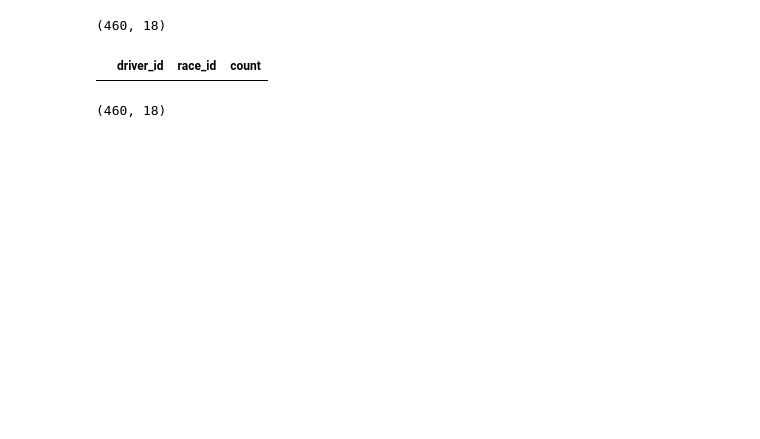
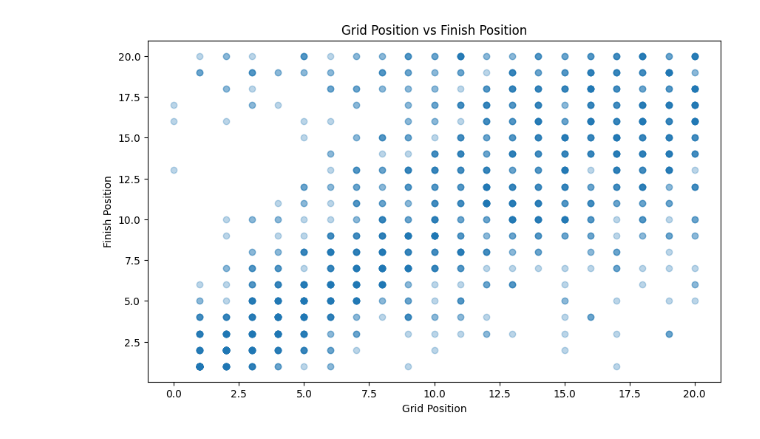
Before and after one commit to Luka-mkerv/f1-predictor, a Jupyter notebook: notebooks/feature-engineering.ipynb, the cells around one changed output. Drawn from its saved outputs; the diff is of its cells as text; code cells hidden in the pictures; blank space fills up the shorter version.

```diff
--- a/notebooks/feature-engineering.ipynb
+++ b/notebooks/feature-engineering.ipynb
@@ -63,18 +48,12 @@ df.head(10)
-# %%
-df.shape
-# %% [output]
-(460, 18)
-# %%
-pd.read_sql("""
-    SELECT driver_id, race_id, COUNT(*) as count
-    FROM race_results
-    GROUP BY driver_id, race_id
-    HAVING COUNT(*) > 1
-    LIMIT 5
-""", engine)
-# %% [output]
-|  | driver_id | race_id | count |
-# %%
-df.shape
-# %% [output]
-(460, 18)
+# %%
+import matplotlib.pyplot as plt
+import seaborn as sns
+
+plt.figure(figsize=(10, 6))
+plt.scatter(df['grid_position'], df['finish_position'], alpha=0.3)
+plt.xlabel('Grid Position')
+plt.ylabel('Finish Position')
+plt.title('Grid Position vs Finish Position')
+plt.show()
+# %% [output]
+[figure, added]
```
Also changed, not shown: parts of 29 cells of this notebook, 1 other file.
